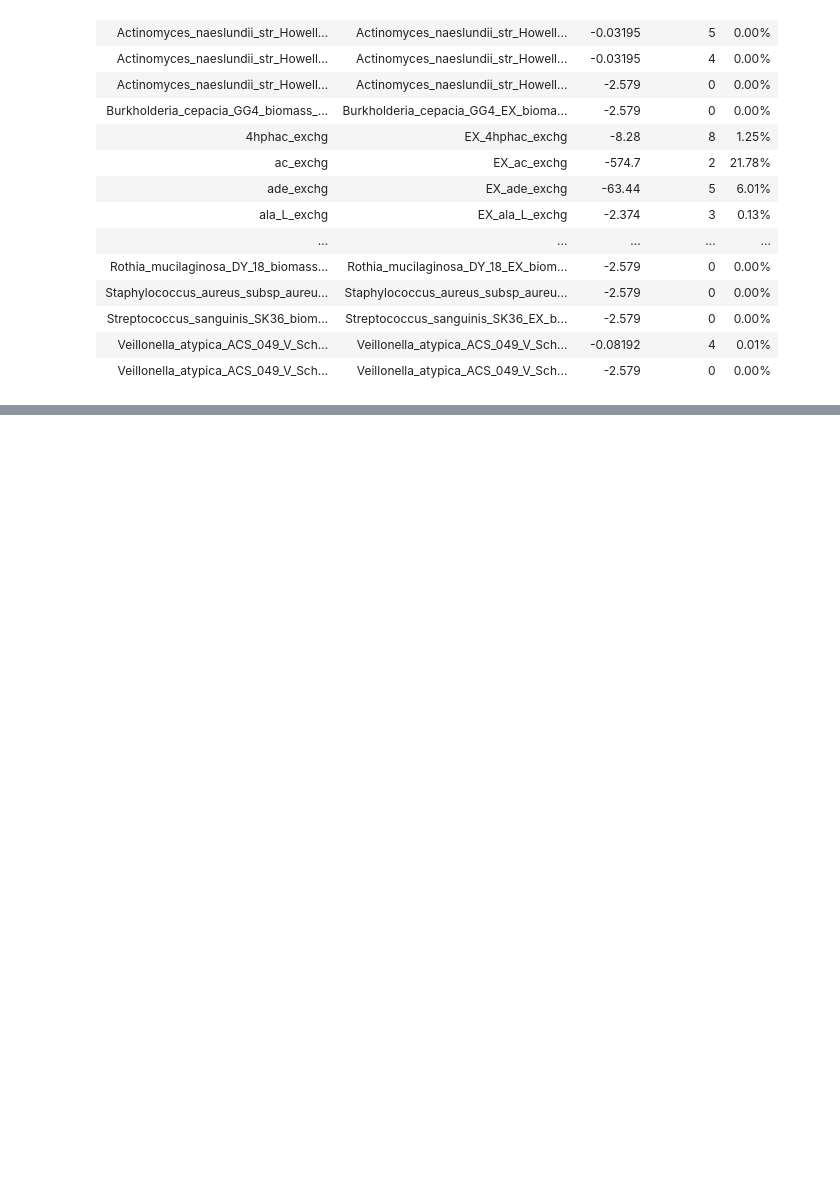
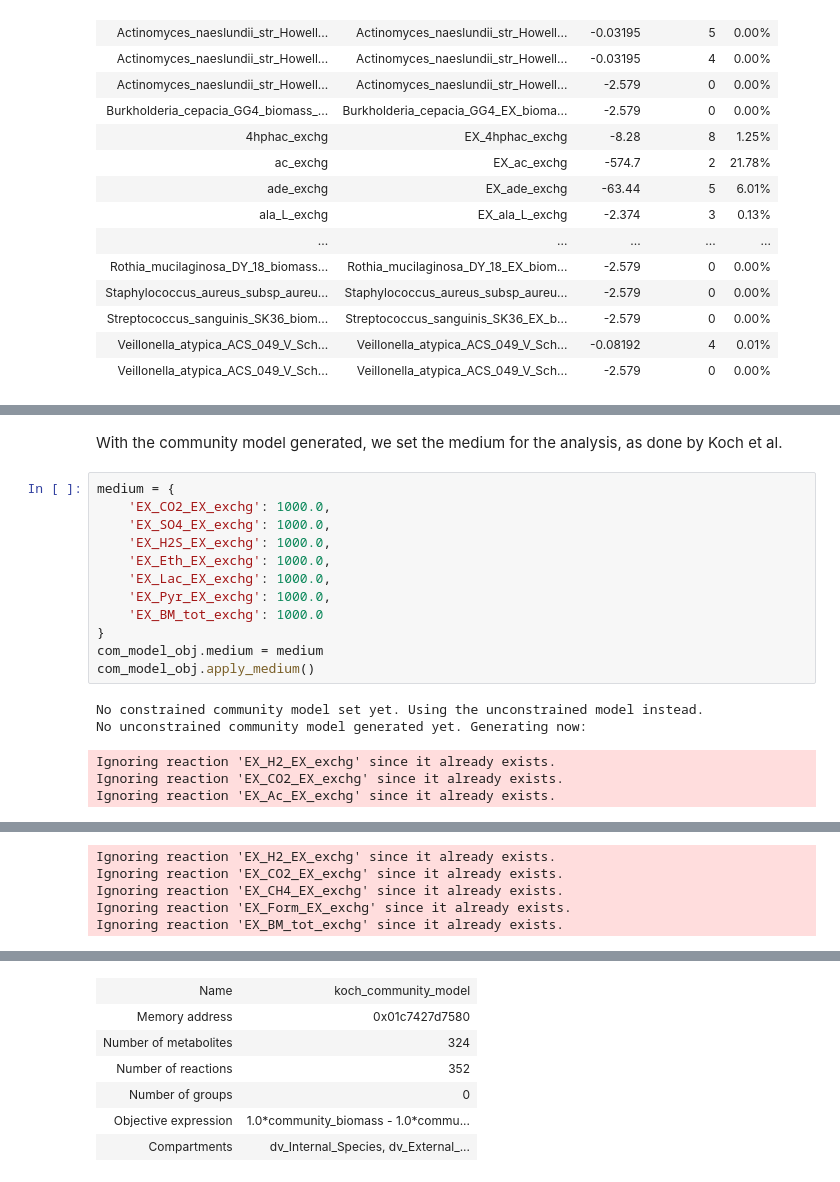
Before and after one commit to univieCUBE/PyCoMo, a Jupyter notebook: tutorial/PyCoMo_basics.ipynb, the cells around one changed output, grey strips where cells are left out. Drawn from its saved outputs; the diff is of its cells as text; blank space fills up the shorter version.

```diff
--- a/tutorial/PyCoMo_basics.ipynb
+++ b/tutorial/PyCoMo_basics.ipynb
@@ -365,0 +387,20 @@ Work in progress.
+# %% [markdown]
+With the community model generated, we set the medium for the analysis, as done by Koch et al.
+# %%
+medium = {
+    'EX_CO2_EX_exchg': 1000.0,
+    'EX_SO4_EX_exchg': 1000.0,
+    'EX_H2S_EX_exchg': 1000.0,
+    'EX_Eth_EX_exchg': 1000.0,
+    'EX_Lac_EX_exchg': 1000.0,
+    'EX_Pyr_EX_exchg': 1000.0,
+    'EX_BM_tot_exchg': 1000.0
+}
+com_model_obj.medium = medium
+com_model_obj.apply_medium()
+# %% [output]
+No constrained community model set yet. Using the unconstrained model instead.
+No unconstrained community model generated yet. Generating now:
+Ignoring reaction 'EX_H2_EX_exchg' since it already exists.
+Ignoring reaction 'EX_CO2_EX_exchg' since it already exists.
+Ignoring reaction 'EX_Ac_EX_exchg' since it already exists.
@@ -365,0 +410,5 @@ Work in progress.
+Ignoring reaction 'EX_H2_EX_exchg' since it already exists.
+Ignoring reaction 'EX_CO2_EX_exchg' since it already exists.
+Ignoring reaction 'EX_CH4_EX_exchg' since it already exists.
+Ignoring reaction 'EX_Form_EX_exchg' since it already exists.
+Ignoring reaction 'EX_BM_tot_exchg' since it already exists.
@@ -365,0 +422,7 @@ Work in progress.
+| Name | koch_community_model |
+| Memory address | 0x01c7427d7580 |
+| Number of metabolites | 324 |
+| Number of reactions | 352 |
+| Number of groups | 0 |
+| Objective expression | 1.0*community_biomass - 1.0*commu... |
+| Compartments | dv_Internal_Species, dv_External_... |
```
Also changed, not shown: parts of 9 cells of this notebook, 3 other files.
